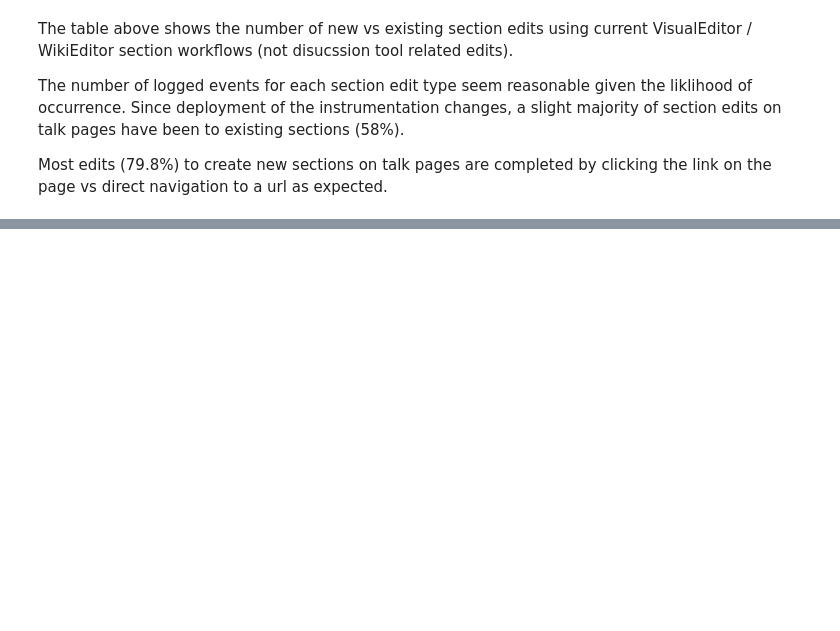
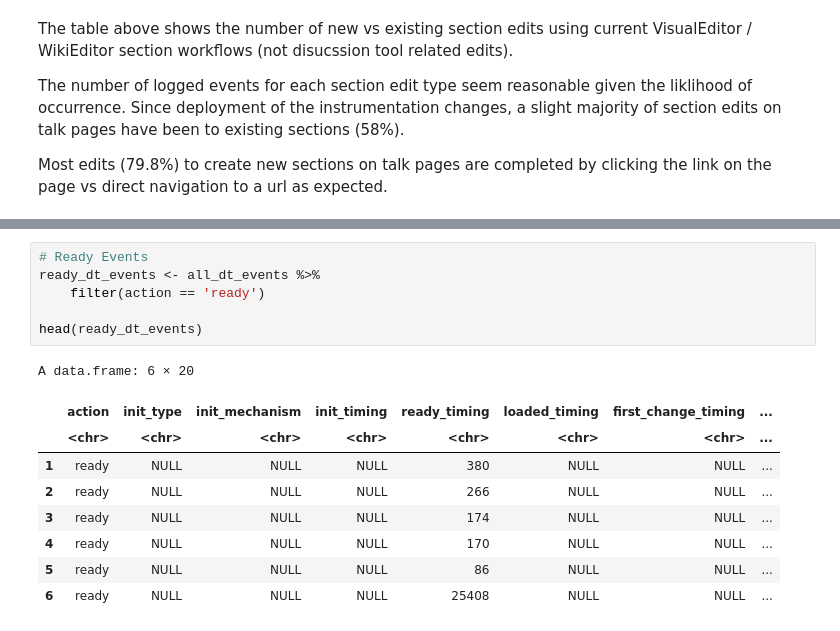
Before and after one commit to wikimedia-research/New-discussion-tool-analysis-2020, a Jupyter notebook: QA/new_discussion_tool_event_qa.ipynb, the cells around one changed output, grey strips where cells are left out. Saved outputs shown, nothing was run; the diff lists cells and outputs as text; blank space fills up the shorter version.

```diff
--- a/QA/new_discussion_tool_event_qa.ipynb
+++ b/QA/new_discussion_tool_event_qa.ipynb
@@ -493,0 +619,16 @@ Most edits (79.8%) to create new sections on talk pages are completed by clickin
+# %%
+# Ready Events
+ready_dt_events <- all_dt_events %>%
+    filter(action == 'ready')
+
+head(ready_dt_events)
+# %% [output]
+A data.frame: 6 × 20
+|  | action | init_type | init_mechanism | init_timing | ready_timing | loaded_timing | first_change_timing | ... |
+|  | <chr> | <chr> | <chr> | <chr> | <chr> | <chr> | <chr> | ... |
+| 1 | ready | NULL | NULL | NULL | 380 | NULL | NULL | ... |
+| 2 | ready | NULL | NULL | NULL | 266 | NULL | NULL | ... |
+| 3 | ready | NULL | NULL | NULL | 174 | NULL | NULL | ... |
+| 4 | ready | NULL | NULL | NULL | 170 | NULL | NULL | ... |
+| 5 | ready | NULL | NULL | NULL | 86 | NULL | NULL | ... |
+| 6 | ready | NULL | NULL | NULL | 25408 | NULL | NULL | ... |
```
Also changed, not shown: parts of 27 cells of this notebook.
